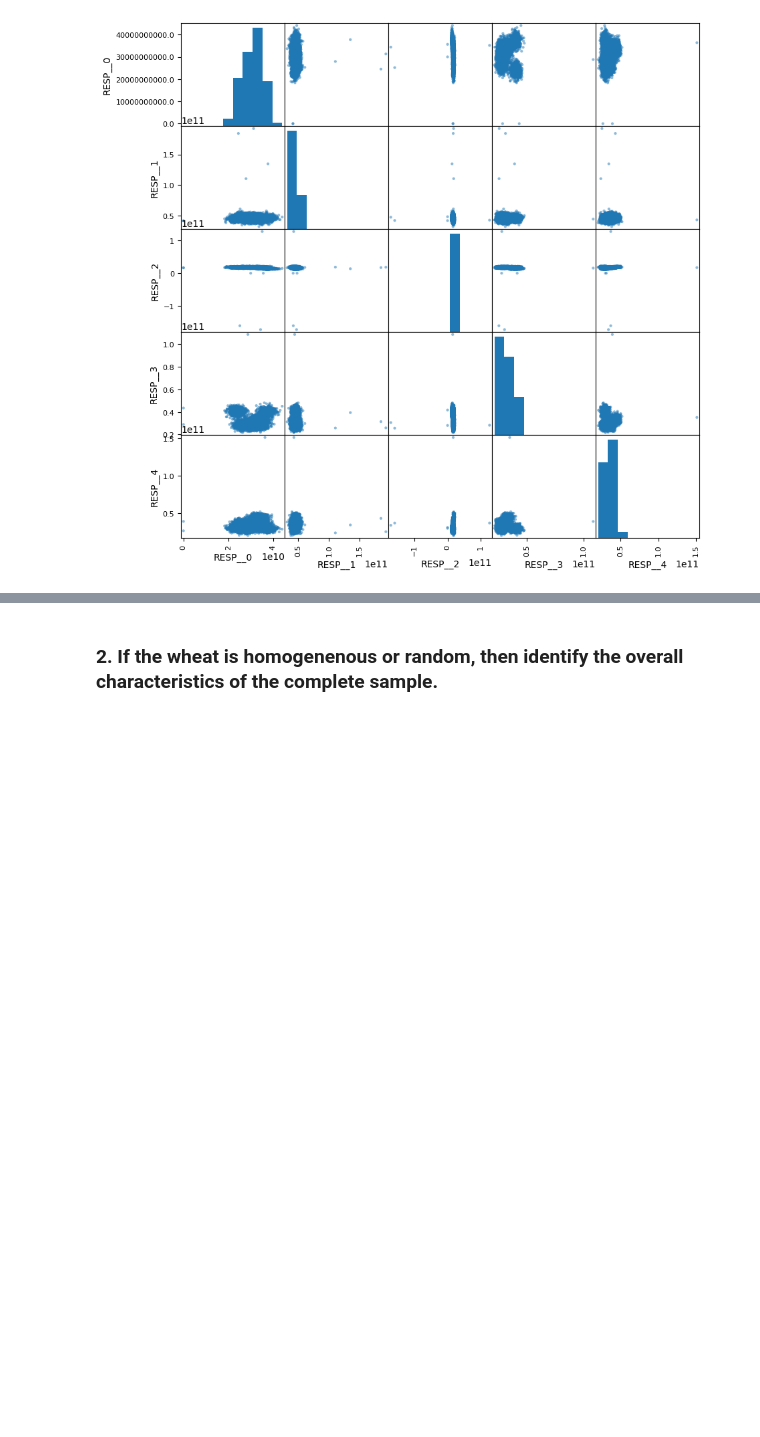
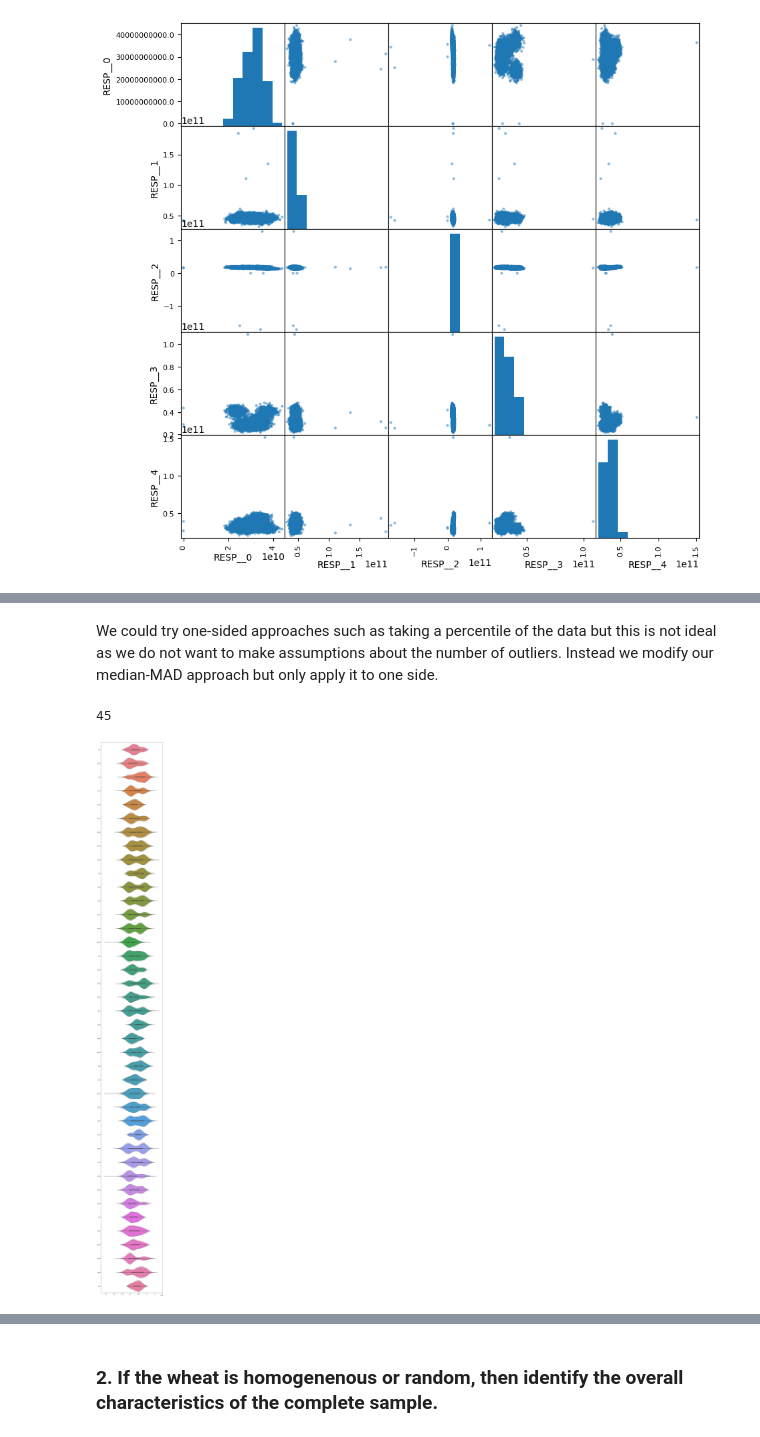
Before and after one commit to lao8n/oxford_classical_machine_learning, a Jupyter notebook: assignment/assignment.ipynb, the cells around one changed output, grey strips where cells are left out. Drawn from its saved outputs; the diff is of its cells as text; code cells hidden in the pictures; blank space fills up the shorter version.

```diff
--- a/assignment/assignment.ipynb
+++ b/assignment/assignment.ipynb
@@ -426,0 +445,3 @@ Although not definitive we have our first evidence that perhaps the data is not
+# %%
+df_no_outliers = df_impute.copy()
+no_outliers = ['QRWO', 'UZSD']
@@ -426,0 +450,13 @@ Although not definitive we have our first evidence that perhaps the data is not
+# %%
+both_outliers = ['ZYTI', 'WIBD', 'OFSQ', 'RXUY', 'NANX', 'JIEK', 'GXSO', 'PTAX', 'RNOZ', 'PSSJ', 'WBYY', 'XBUG', 'IXKB', 'YKJO', 'DDTT', 'QXYM', 'MHEC', 'TUXT', 'AOQU', 'VTQI', 'ROQE', 'ZMHO', 'XYKI', 'RESP__2']
+n = 5 # also k factor
+for col in both_outliers:
+    median = df_no_outliers[col].median()
+    mad = (df_no_outliers[col] - median).abs().median()
+    upper_bound = median + n * mad
+    lower_bound = median - n * mad
+    upper_cond = df_no_outliers[col] > upper_bound
+    lower_cond = df_no_outliers[col] < lower_bound
+    df_no_outliers.loc[upper_cond | lower_cond, col] = np.nan
+    new_median = df_no_outliers[col].median()
+    df_no_outliers[col].fillna(new_median)
@@ -426,0 +487,34 @@ Although not definitive we have our first evidence that perhaps the data is not
+# %%
+n = 5 # also k factor
+
+left_outliers = ['KVJI', 'CSTT', 'GWEE', 'BDGK', 'PFKF', 'VKRW', 'RTDN', 'MJXP', 'RESP__0']
+for col in left_outliers:
+    median = df_no_outliers[col].median()
+    mad = (df_no_outliers[col] - median).abs().median()
+    lower_bound = median - n * mad
+    lower_cond = df_no_outliers[col] < lower_bound
+    df_no_outliers.loc[lower_cond, col] = np.nan
+    new_median = df_no_outliers[col].median()
+    df_no_outliers[col].fillna(new_median)
+
+right_outliers = ['PMLC', 'RLCO', 'FWKW', 'ZKOY', 'OMXX', 'GQUZ', 'RJWA', 'RESP__1', 'RESP__3', 'RESP__4']
+for col in right_outliers:
+    median = df_no_outliers[col].median()
+    mad = (df_no_outliers[col] - median).abs().median()
+    upper_bound = median + n * mad
+    upper_cond = df_no_outliers[col] > upper_bound
+    df_no_outliers.loc[upper_cond, col] = np.nan
+    new_median = df_no_outliers[col].median()
+    df_no_outliers[col].fillna(new_median)
+# %% [markdown]
+We could try one-sided approaches such as taking a percentile of the data but this is not ideal as we do not want to make assumptions about the number of outliers. Instead we modify our median-MAD approach but only apply it to one side.
+# %%
+num_cols = len(no_outliers) + len(both_outliers) + len(left_outliers) + len(right_outliers)
+print(num_cols)
+
+plt.figure(figsize=(10,90))
+sns.violinplot(data=df_no_outliers.iloc[:, :-5], orient='h')
+plt.show()
+# %% [output]
+45
+[figure, added]
```
Also changed, not shown: parts of 8 cells of this notebook.
